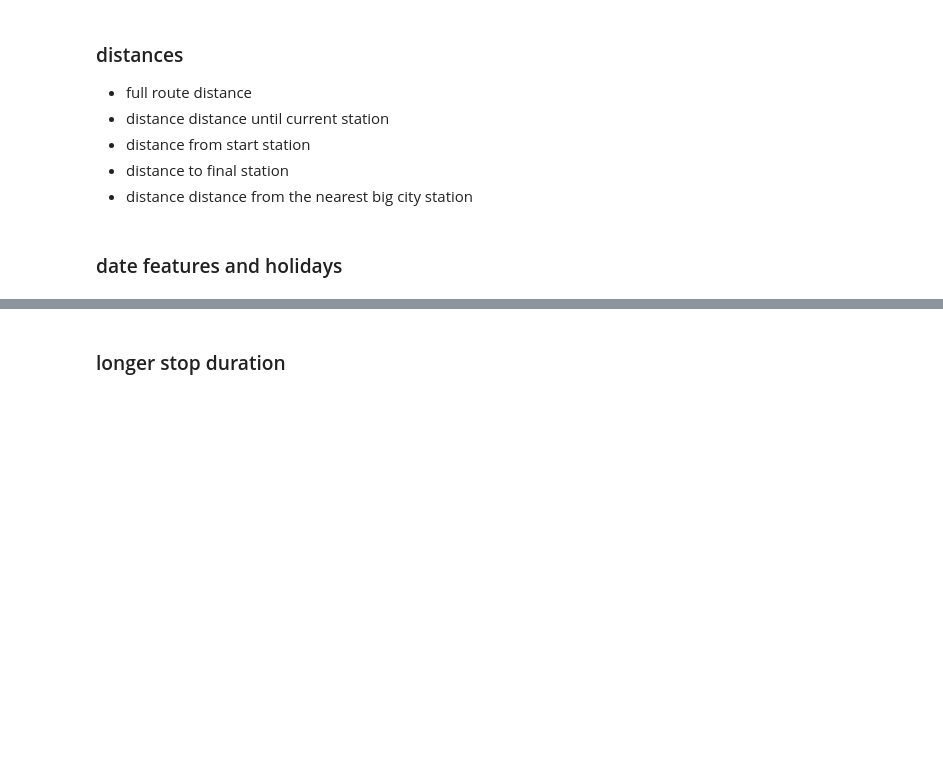
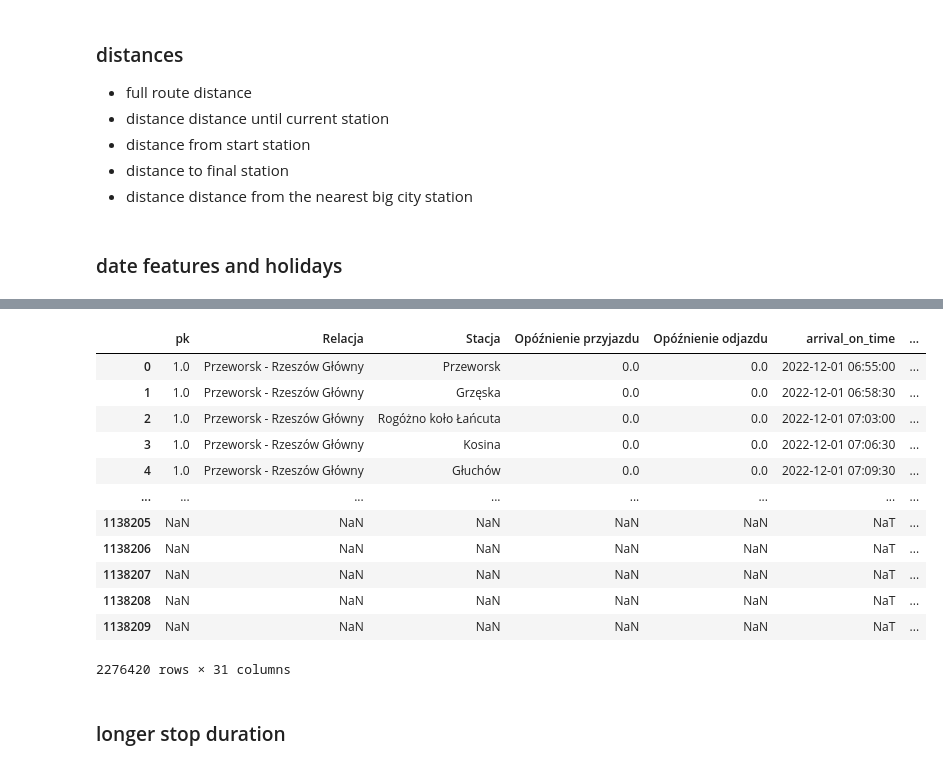
Before and after one commit to wiktorpiela/train_delays, a Jupyter notebook: modeling/modeling.ipynb, the cells around one changed output, grey strips where cells are left out. Drawn from its saved outputs; the diff is of its cells as text; code cells hidden in the pictures; blank space fills up the shorter version.

```diff
--- a/modeling/modeling.ipynb
+++ b/modeling/modeling.ipynb
@@ -34,3 +36,5 @@ data = utils.count_distances(data, gps)
 cols = ['arrival_on_time','departure_on_time']
 for col in cols:
     data = utils.fix_dates(data, col)
+
+data = utils.apply_date_features(data)
@@ -56,3 +41,19 @@ data[data['pk']==5076]
+# %%
+data
+# %% [output]
+|  | pk | Relacja | Stacja | Opóźnienie przyjazdu | Opóźnienie odjazdu | arrival_on_time | ... |
+| 0 | 1.0 | Przeworsk - Rzeszów Główny | Przeworsk | 0.0 | 0.0 | 2022-12-01 06:55:00 | ... |
+| 1 | 1.0 | Przeworsk - Rzeszów Główny | Grzęska | 0.0 | 0.0 | 2022-12-01 06:58:30 | ... |
+| 2 | 1.0 | Przeworsk - Rzeszów Główny | Rogóżno koło Łańcuta | 0.0 | 0.0 | 2022-12-01 07:03:00 | ... |
+| 3 | 1.0 | Przeworsk - Rzeszów Główny | Kosina | 0.0 | 0.0 | 2022-12-01 07:06:30 | ... |
+| 4 | 1.0 | Przeworsk - Rzeszów Główny | Głuchów | 0.0 | 0.0 | 2022-12-01 07:09:30 | ... |
+| ... | ... | ... | ... | ... | ... | ... | ... |
+| 1138205 | NaN | NaN | NaN | NaN | NaN | NaT | ... |
+| 1138206 | NaN | NaN | NaN | NaN | NaN | NaT | ... |
+| 1138207 | NaN | NaN | NaN | NaN | NaN | NaT | ... |
+| 1138208 | NaN | NaN | NaN | NaN | NaN | NaT | ... |
+| 1138209 | NaN | NaN | NaN | NaN | NaN | NaT | ... |
+2276420 rows × 31 columns
 # %% [markdown]
 ### longer stop duration
 # %%
```
Also changed, not shown: parts of 2 cells of this notebook.
